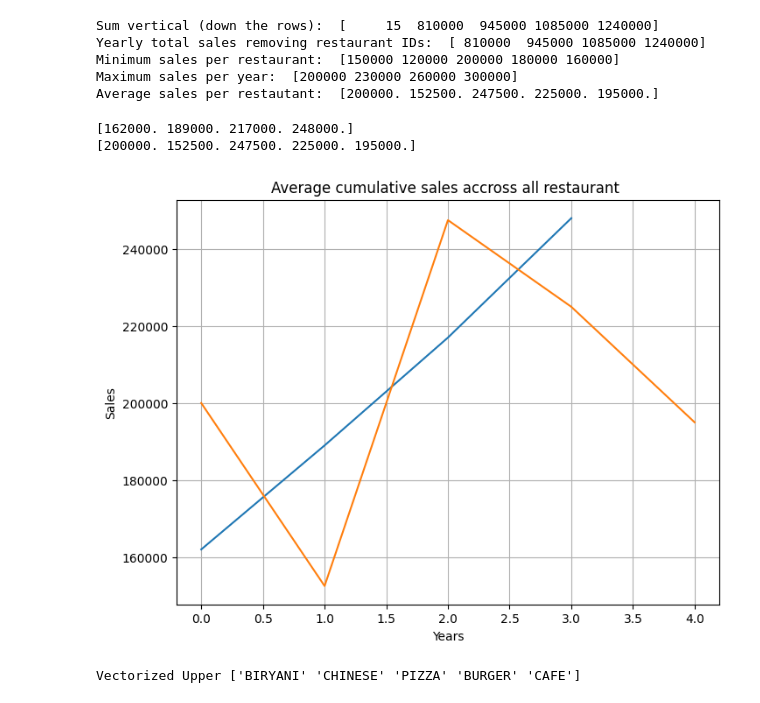
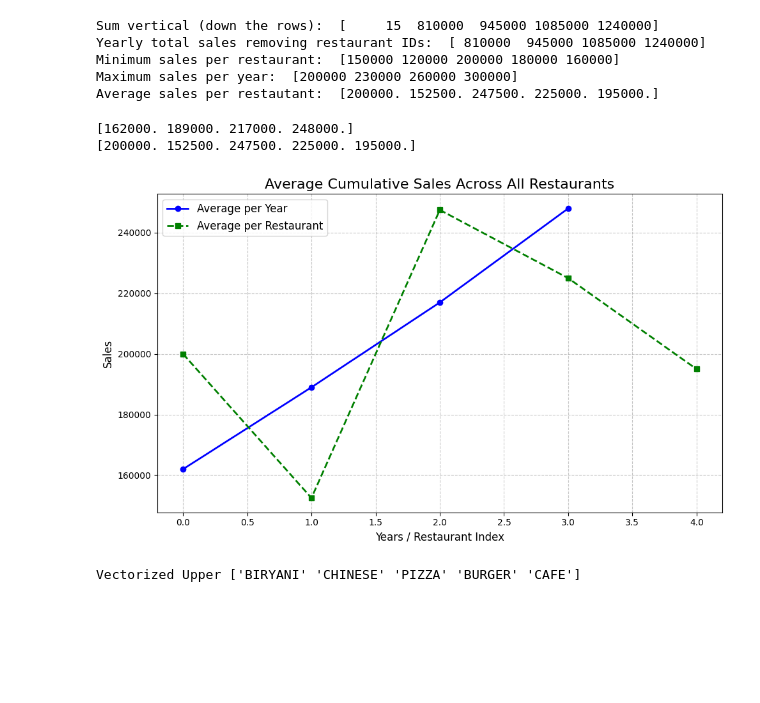
Before and after one commit to maddy819/PythonLibs, a Jupyter notebook: Numpy/app.ipynb, the cells around one changed output. Cells and saved outputs as stored; diff of their text form; code cells hidden in the pictures; blank space fills up the shorter version.

```diff
--- a/Numpy/app.ipynb
+++ b/Numpy/app.ipynb
@@ -524,22 +524,44 @@ Average sales per restautant:  [200000. 152500. 247500. 225000. 195000.]
 # %%
 # Calculate cumulative sales and plot using Matplotlib
 # Calculating cumulative sales row wise per restaurant excluding restaurant IDs
 cumsum = np.cumsum(sales_data[:, 1:], axis=1)
 print(np.mean(sales_data[:, 1:], axis=0))
 print(np.mean(sales_data[:, 1:], axis=1))
 
-plt.figure(figsize=(8, 6))
-plt.plot(np.mean(sales_data[:, 1:], axis=0))
-plt.plot(np.mean(sales_data[:, 1:], axis=1))
-plt.title("Average cumulative sales accross all restaurant ")
-plt.xlabel("Years")
-plt.ylabel("Sales")
-plt.grid(True)
+plt.figure(figsize=(10, 6))
+
+# Mean across columns (average sales per year)
+plt.plot(
+    np.mean(sales_data[:, 1:], axis=0),
+    label="Average per Year",
+    color="blue",
+    marker="o",
+    linestyle="-",
+    linewidth=2
+)
+
+# Mean across rows (average sales per restaurant)
+plt.plot(
+    np.mean(sales_data[:, 1:], axis=1),
+    label="Average per Restaurant",
+    color="green",
+    marker="s",
+    linestyle="--",
+    linewidth=2
+)
+
+plt.title("Average Cumulative Sales Across All Restaurants", fontsize=16)
+plt.xlabel("Years / Restaurant Index", fontsize=12)
+plt.ylabel("Sales", fontsize=12)
+plt.grid(True, linestyle="--", alpha=0.7)
+plt.legend(fontsize=12, loc="upper left")  # Display legend with font size
+plt.tight_layout()  # Adjust spacing
+
 plt.show()
 # %% [output]
 [162000. 189000. 217000. 248000.]
 [200000. 152500. 247500. 225000. 195000.]
-[figure, old version]
+[figure, new version]
 # %%
 # Vectorized string operations
 # Can apply any string function element-wise using np.vectorize
```
